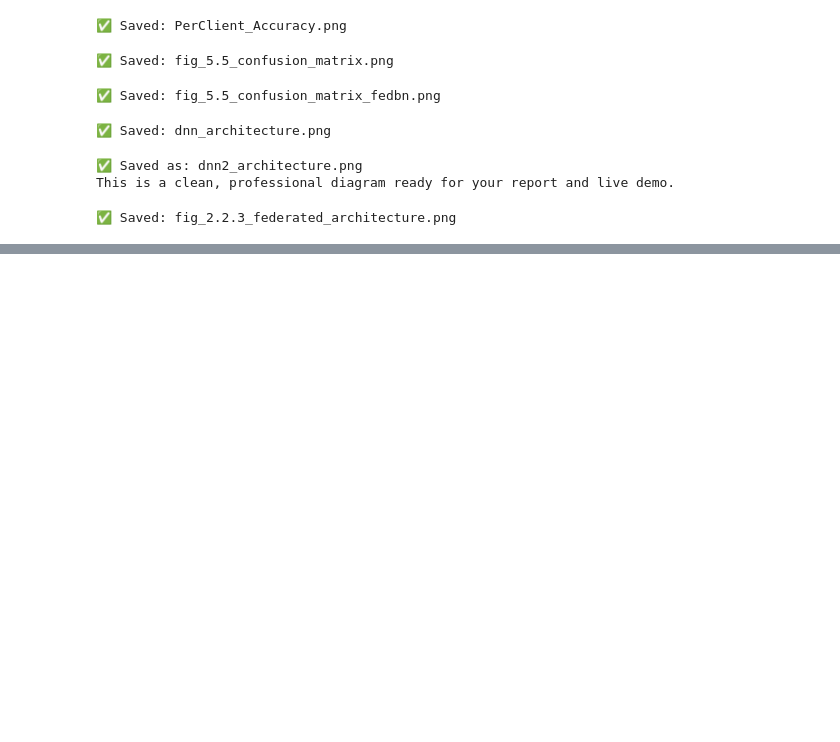
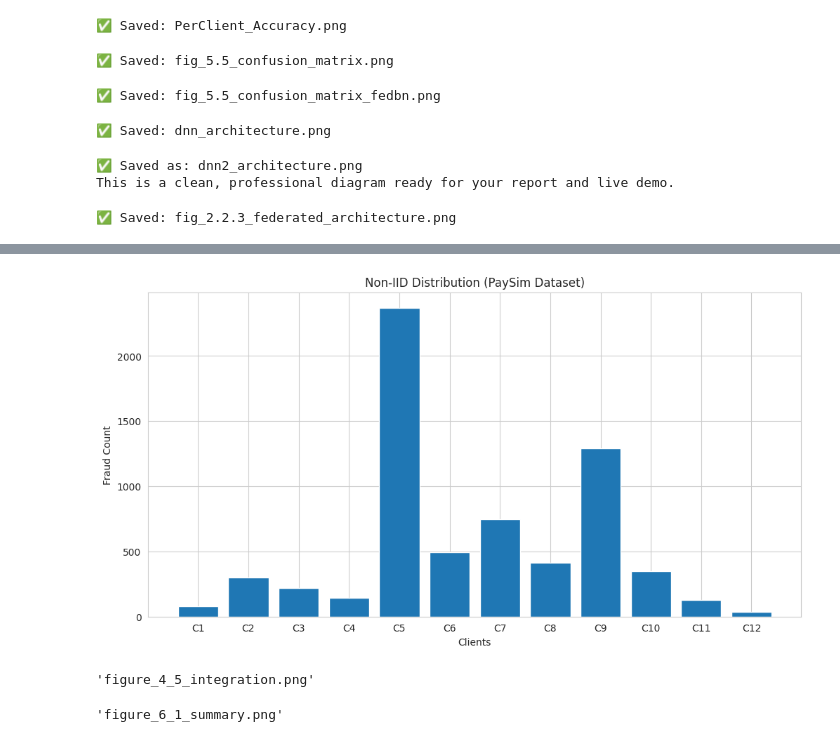
Before and after one commit to ThisumiWijesinghe/Fraud-Detection-with-Federated-Learning, a Jupyter notebook: Visualization_code.ipynb, the cells around one changed output, grey strips where cells are left out. Saved outputs shown, nothing was run; the diff lists cells and outputs as text; code cells hidden in the pictures; blank space fills up the shorter version.

```diff
--- a/Visualization_code.ipynb
+++ b/Visualization_code.ipynb
@@ -1012,0 +1304,56 @@ print("✅ Saved: fig_2.2.3_federated_architecture.png")
+# %%
+import matplotlib.pyplot as plt
+
+clients = [f'C{i}' for i in range(1,13)]
+fraud = [80,299,221,142,2370,496,747,411,1289,351,126,38]
+
+plt.figure(figsize=(12,6))
+plt.bar(clients, fraud)
+
+plt.xlabel("Clients")
+plt.ylabel("Fraud Count")
+plt.title("Non-IID Distribution (PaySim Dataset)")
+
+plt.savefig("figure_4_4_noniid.png", dpi=300, bbox_inches='tight')
+plt.show()
+# %% [output]
+[figure, added]
+# %%
+from graphviz import Digraph
+
+dot = Digraph(format='png')
+dot.attr(rankdir='LR')
+
+dot.node('S', 'Server')
+dot.node('C', 'Clients')
+dot.node('T', 'Local Training')
+dot.node('R', 'Return Weights')
+dot.node('A', 'Aggregation')
+
+dot.edge('S', 'C', label='Send Weights')
+dot.edge('C', 'T')
+dot.edge('T', 'R')
+dot.edge('R', 'A')
+dot.edge('A', 'S')
+
+dot.render('figure_4_5_integration', view=True)
+# %% [output]
+'figure_4_5_integration.png'
+# %%
+from graphviz import Digraph
+
+dot = Digraph(format='png')
+dot.attr(rankdir='LR')
+
+dot.node('P', 'Privacy\n(No Data Sharing)')
+dot.node('A', 'Accuracy\n(DNN Model)')
+dot.node('FL', 'Federated Learning\n(FedAvg / FedBN)')
+dot.node('F', 'Final System\nSecure Fraud Detection')
+
+dot.edge('P', 'F')
+dot.edge('A', 'F')
+dot.edge('FL', 'F')
+
+dot.render('figure_6_1_summary', view=True)
+# %% [output]
+'figure_6_1_summary.png'
```
Also changed, not shown: parts of 8 cells of this notebook.
